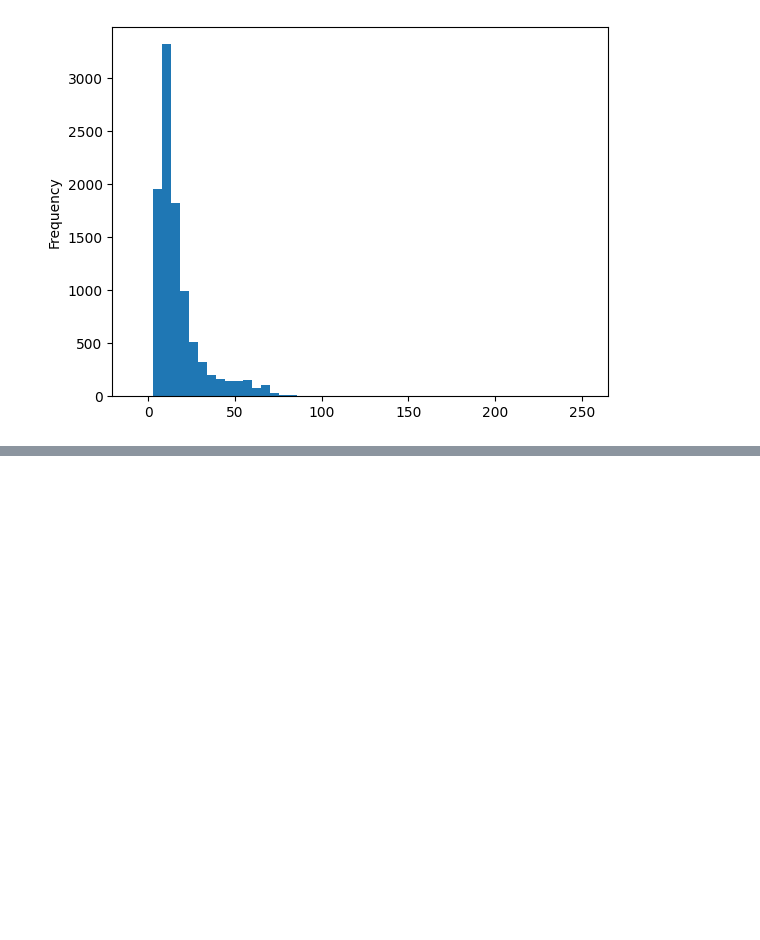
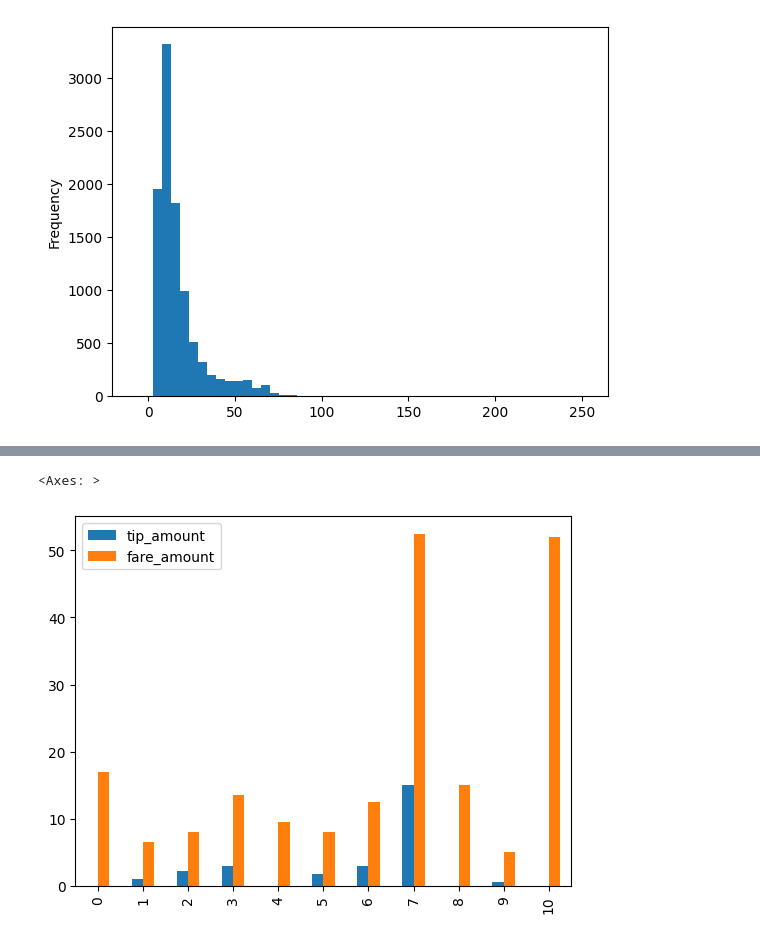
Before and after one commit to reuven/oreilly-2025-05May-pandas, a Jupyter notebook: OReilly - 2025-05May-19.ipynb, the cells around one changed output, grey strips where cells are left out. Drawn from its saved outputs; the diff is of its cells as text; code cells hidden in the pictures; blank space fills up the shorter version.

```diff
--- a/OReilly - 2025-05May-19.ipynb
+++ b/OReilly - 2025-05May-19.ipynb
@@ -1661,0 +1652,8 @@ df.loc[
+# %%
+df.loc[
+    :10,
+    ['tip_amount', 'fare_amount']
+].plot.bar()
+# %% [output]
+<Axes: >
+[figure, added]
```
Also changed, not shown: parts of 3 cells of this notebook.
